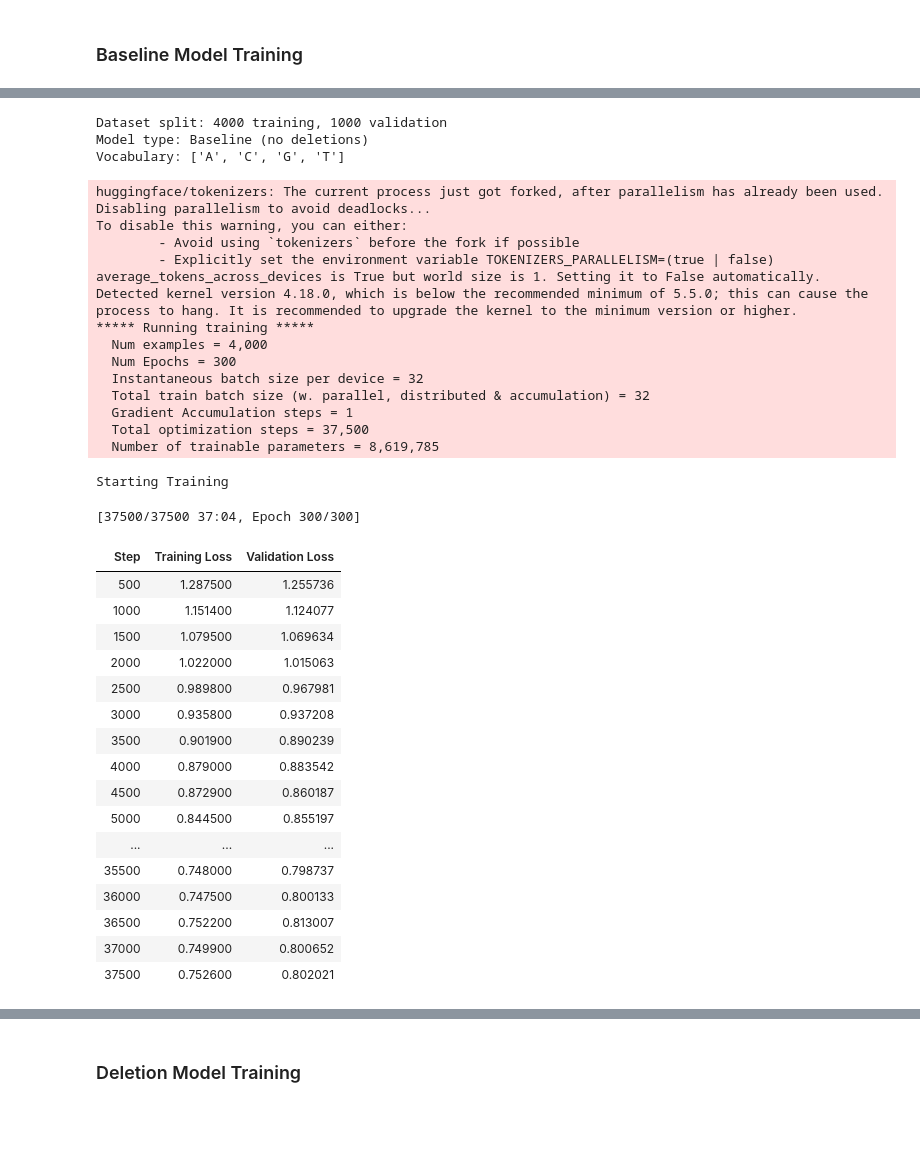
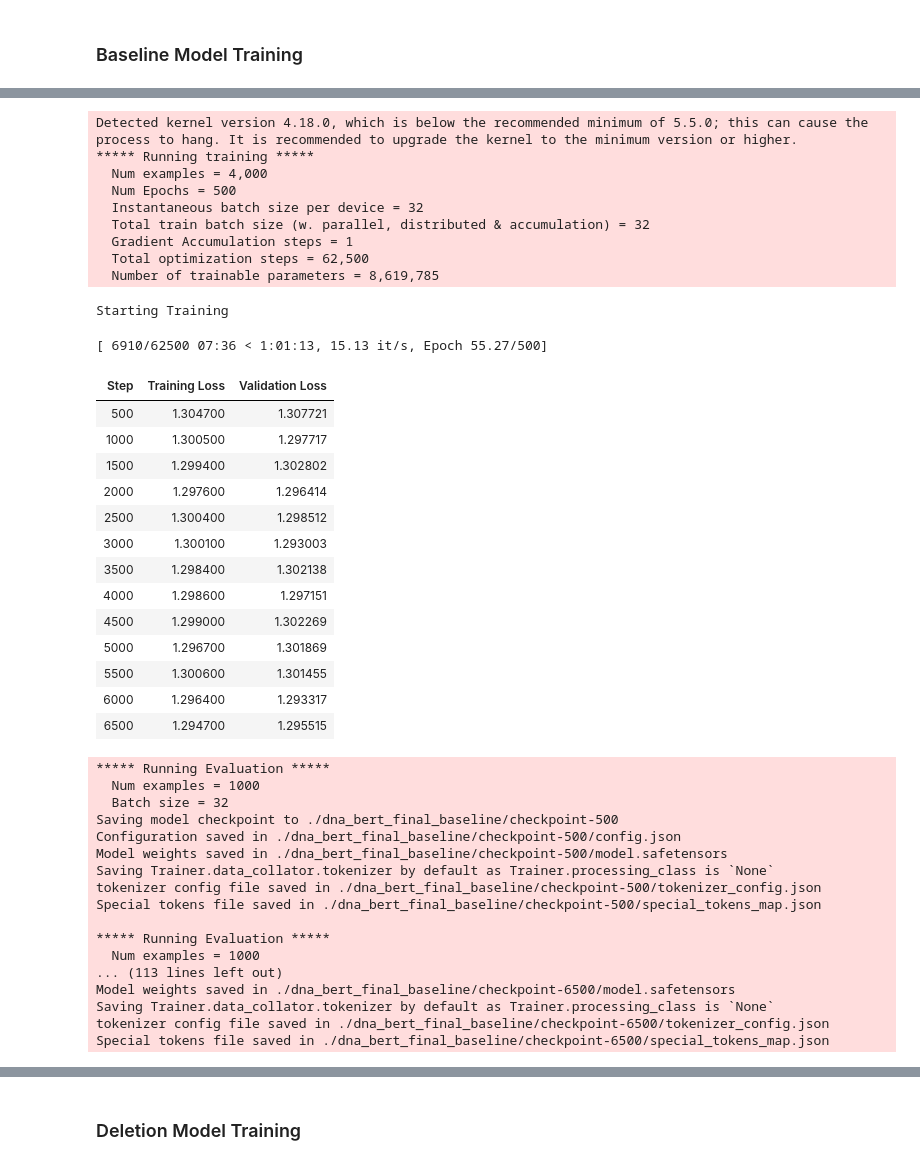
Before and after one commit to giokepa/Sysgen-GLM-for-Indels, a Jupyter notebook: debugging_baseling.ipynb, the cells around one changed output, grey strips where cells are left out. Saved outputs shown, nothing was run; the diff lists cells and outputs as text; code cells hidden in the pictures; blank space fills up the shorter version.

```diff
--- a/debugging_baseling.ipynb
+++ b/debugging_baseling.ipynb
@@ -31,5 +43,5 @@ Below is given two subheaders: *Baseline Model Training & Deletion Model Trainin
 # %% [markdown]
 ### Baseline Model Training
 # %%
-baseline_model.train(epochs=300, batch_size=32, lr=2e-4)
+baseline_model.train(epochs=500, batch_size=32, lr=2e-4)
 # %% [output]
@@ -37,36 +51,42 @@ PyTorch: setting up devices
-Dataset split: 4000 training, 1000 validation
-Model type: Baseline (no deletions)
-Vocabulary: ['A', 'C', 'G', 'T']
+Detected kernel version 4.18.0, which is below the recommended minimum of 5.5.0; this can cause the process to hang. It is recommended to upgrade the kernel to the minimum version or higher.
+***** Running training *****
+  Num examples = 4,000
+  Num Epochs = 500
+  Instantaneous batch size per device = 32
+  Total train batch size (w. parallel, distributed & accumulation) = 32
+  Gradient Accumulation steps = 1
+  Total optimization steps = 62,500
+  Number of trainable parameters = 8,619,785
-huggingface/tokenizers: The current process just got forked, after parallelism has already been used. Disabling parallelism to avoid deadlocks...
-To disable this warning, you can either:
-        - Avoid using `tokenizers` before the fork if possible
-        - Explicitly set the environment variable TOKENIZERS_PARALLELISM=(true | false)
-average_tokens_across_devices is True but world size is 1. Setting it to False automatically.
-Detected kernel version 4.18.0, which is below the recommended minimum of 5.5.0; this can cause the process to hang. It is recommended to upgrade the kernel to the minimum version or higher.
-***** Running training *****
-  Num examples = 4,000
-  Num Epochs = 300
-  Instantaneous batch size per device = 32
-  Total train batch size (w. parallel, distributed & accumulation) = 32
-  Gradient Accumulation steps = 1
-  Total optimization steps = 37,500
-  Number of trainable parameters = 8,619,785
+Starting Training
-Starting Training
+[ 6910/62500 07:36 < 1:01:13, 15.13 it/s, Epoch 55.27/500]
+| Step | Training Loss | Validation Loss |
+| 500 | 1.304700 | 1.307721 |
+| 1000 | 1.300500 | 1.297717 |
+| 1500 | 1.299400 | 1.302802 |
+| 2000 | 1.297600 | 1.296414 |
+| 2500 | 1.300400 | 1.298512 |
+| 3000 | 1.300100 | 1.293003 |
+| 3500 | 1.298400 | 1.302138 |
+| 4000 | 1.298600 | 1.297151 |
+| 4500 | 1.299000 | 1.302269 |
+| 5000 | 1.296700 | 1.301869 |
+| 5500 | 1.300600 | 1.301455 |
+| 6000 | 1.296400 | 1.293317 |
+| 6500 | 1.294700 | 1.295515 |
-[37500/37500 37:04, Epoch 300/300]
+***** Running Evaluation *****
+  Num examples = 1000
+  Batch size = 32
+Saving model checkpoint to ./dna_bert_final_baseline/checkpoint-500
+Configuration saved in ./dna_bert_final_baseline/checkpoint-500/config.json
+Model weights saved in ./dna_bert_final_baseline/checkpoint-500/model.safetensors
+Saving Trainer.data_collator.tokenizer by default as Trainer.processing_class is `None`
+tokenizer config file saved in ./dna_bert_final_baseline/checkpoint-500/tokenizer_config.json
+Special tokens file saved in ./dna_bert_final_baseline/checkpoint-500/special_tokens_map.json
+
+***** Running Evaluation *****
+  Num examples = 1000
+... (113 lines left out)
+Model weights saved in ./dna_bert_final_baseline/checkpoint-6500/model.safetensors
+Saving Trainer.data_collator.tokenizer by default as Trainer.processing_class is `None`
+tokenizer config file saved in ./dna_bert_final_baseline/checkpoint-6500/tokenizer_config.json
+Special tokens file saved in ./dna_bert_final_baseline/checkpoint-6500/special_tokens_map.json
-| Step | Training Loss | Validation Loss |
-| 500 | 1.287500 | 1.255736 |
-| 1000 | 1.151400 | 1.124077 |
-| 1500 | 1.079500 | 1.069634 |
-| 2000 | 1.022000 | 1.015063 |
-| 2500 | 0.989800 | 0.967981 |
-| 3000 | 0.935800 | 0.937208 |
-| 3500 | 0.901900 | 0.890239 |
-| 4000 | 0.879000 | 0.883542 |
-| 4500 | 0.872900 | 0.860187 |
-| 5000 | 0.844500 | 0.855197 |
-| ... | ... | ... |
-| 35500 | 0.748000 | 0.798737 |
-| 36000 | 0.747500 | 0.800133 |
-| 36500 | 0.752200 | 0.813007 |
-| 37000 | 0.749900 | 0.800652 |
-| 37500 | 0.752600 | 0.802021 |
```
Also changed, not shown: parts of 5 cells of this notebook, 7 other files.
